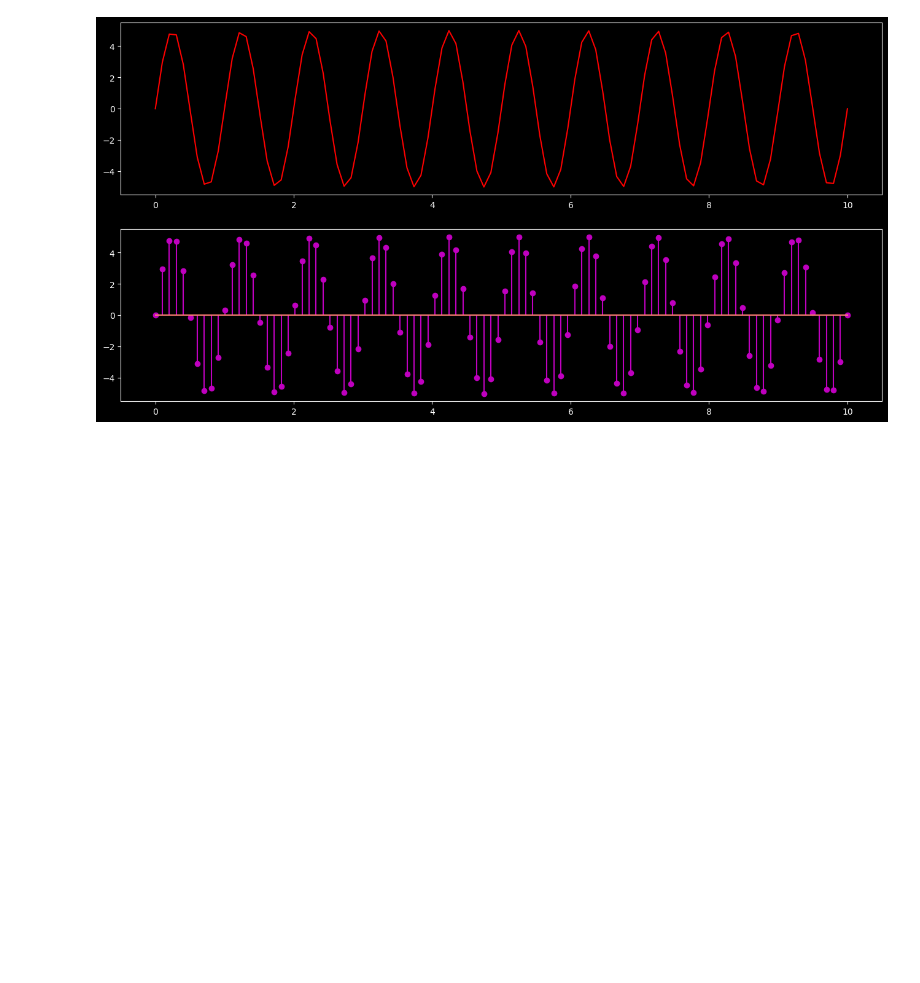
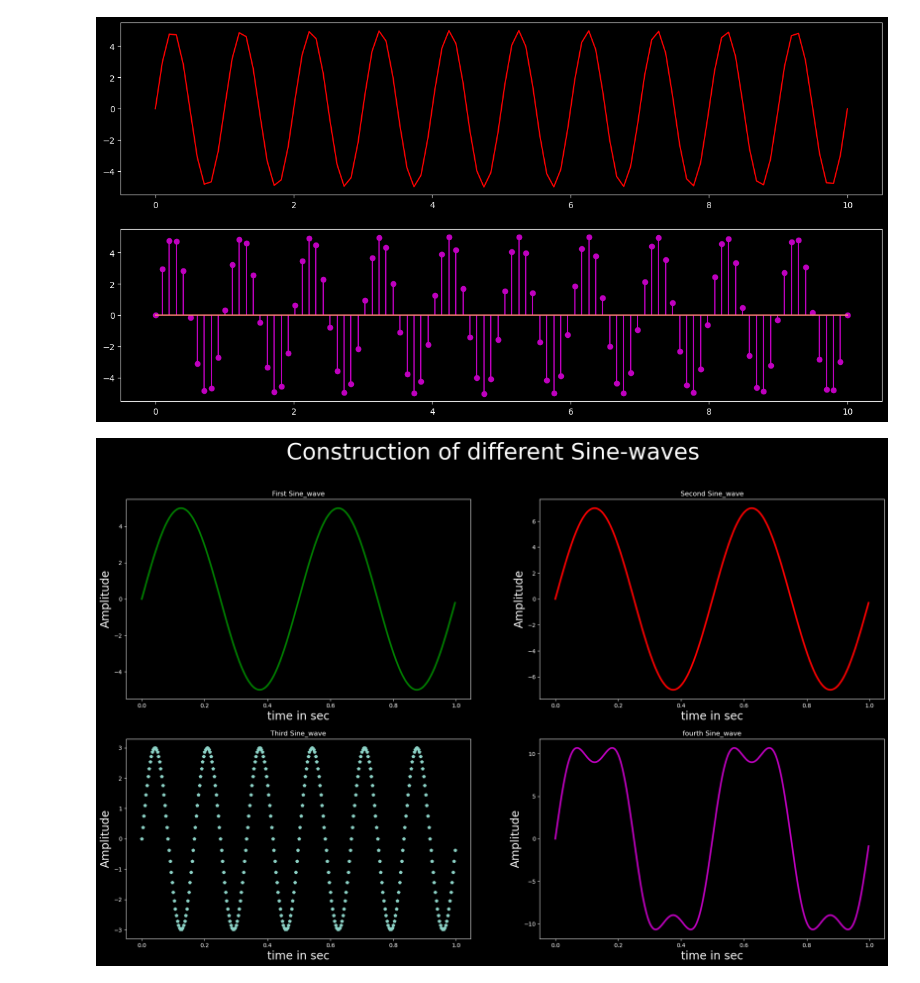
Before and after one commit to RahulChowdary221/Hello-DSP, a Jupyter notebook: sine_wave_plot.ipynb, the cells around one changed output. Drawn from its saved outputs; the diff is of its cells as text; code cells hidden in the pictures; blank space fills up the shorter version.

Commit message:
feat: add second sine wave plot variation

```diff
--- a/sine_wave_plot.ipynb
+++ b/sine_wave_plot.ipynb
@@ -30,3 +30,38 @@ plt.stem(t,sine_wave,'m')
 plt.show()
 # %% [output]
 [figure]
+# %%
+import numpy as np
+import matplotlib.pyplot as plt
+from matplotlib import style
+t =np.arange(0,1,1/300)
+x1=5*np.sin(2*np.pi*2*t)
+x2=7*np.sin(2*np.pi*2*t)
+x3=3*np.sin(2*np.pi*6*t)
+x4=x1+x2+x3
+plt.figure(figsize=(24,14))
+style.use('dark_background')
+plt.suptitle("Construction of different Sine-waves",fontsize =40) #super-title
+plt.subplot(2,2,1)
+plt.plot(t,x1,'g',lw=3)
+plt.title("First Sine_wave")
+plt.xlabel("time in sec",fontsize=20)
+plt.ylabel("Amplitude",fontsize=20)
+plt.subplot(2,2,2)
+plt.plot(t,x2,'r',lw=3)
+plt.title("Second Sine_wave")
+plt.xlabel("time in sec",fontsize=20)
+plt.ylabel("Amplitude",fontsize=20)
+plt.subplot(2,2,3)
+plt.plot(t,x3,'p',lw=3)
+plt.title("Third Sine_wave")
+plt.xlabel("time in sec",fontsize =20)
+plt.ylabel("Amplitude",fontsize = 20)
+plt.subplot(2,2,4)
+plt.plot(t,x4,'m',lw=3)
+plt.title("fourth Sine_wave")
+plt.xlabel("time in sec",fontsize=20)
+plt.ylabel("Amplitude",fontsize=20)
+plt.show()
+# %% [output]
+[figure, added]
```
